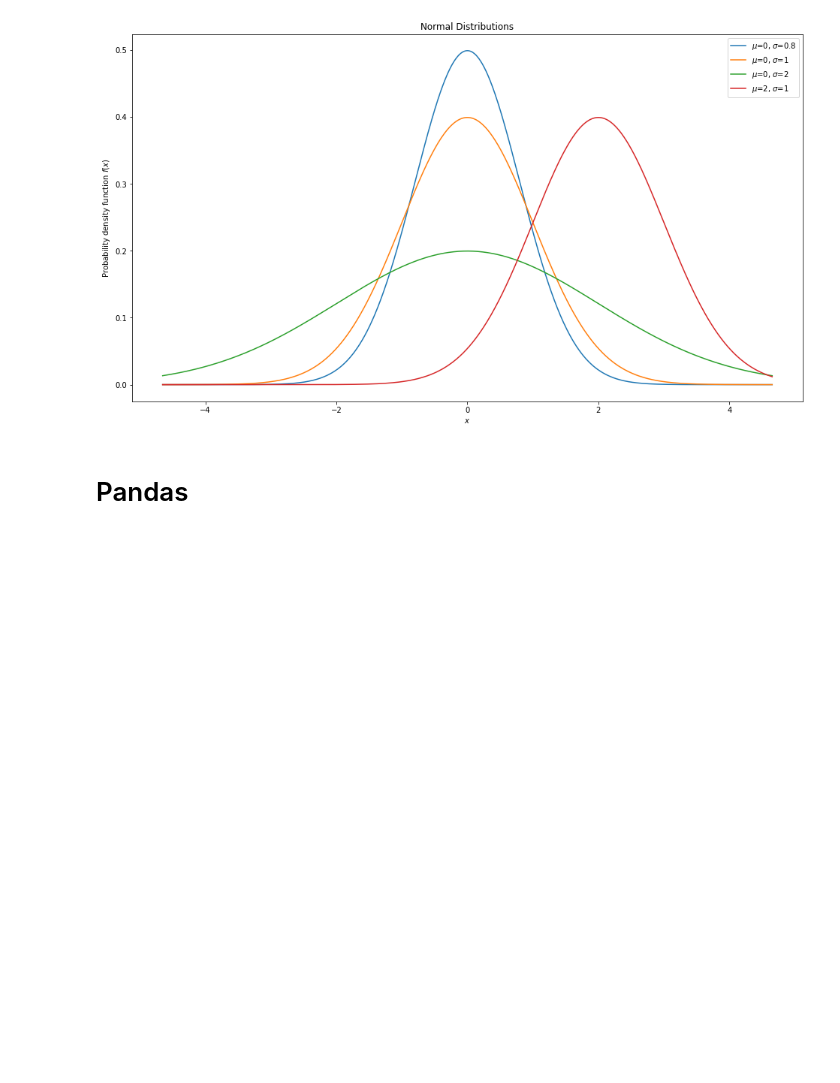
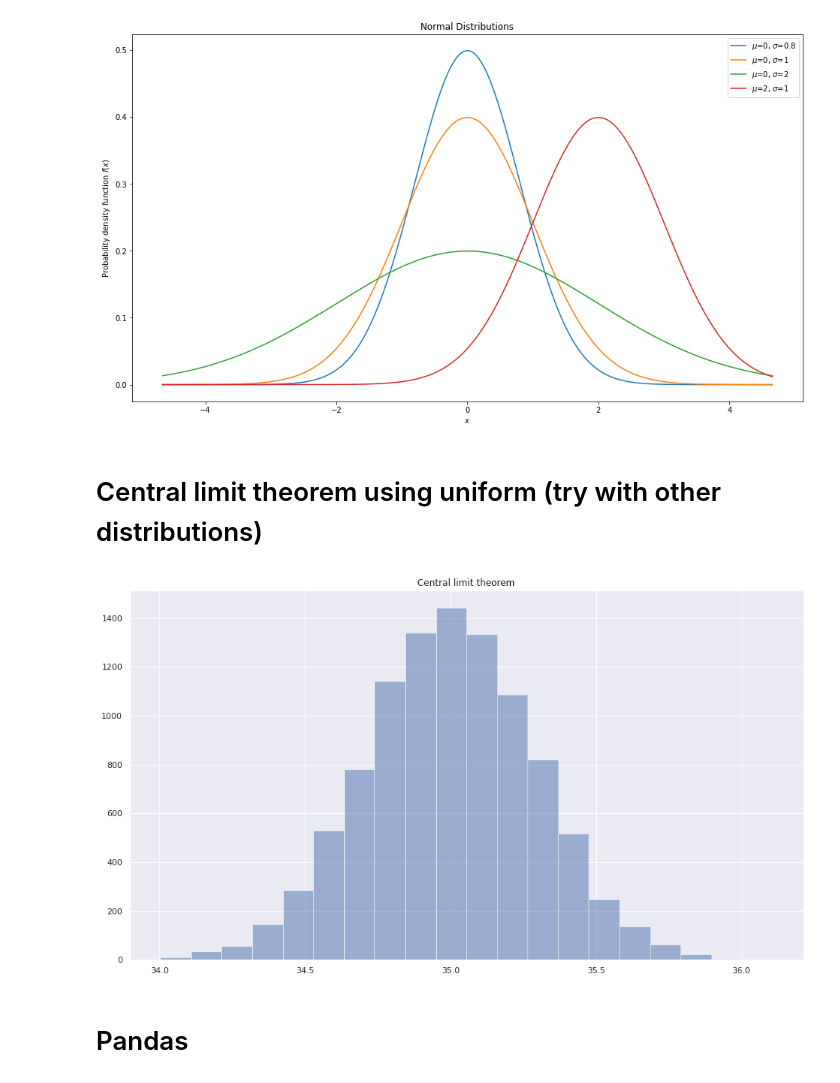
Before and after one commit to zaedulislam/CU_INSE_6220-Advanced_Statistical_Approaches_to_Quality, a Jupyter notebook: Tutorial 1.ipynb, the cells around one changed output. Cells and saved outputs as stored; diff of their text form; code cells hidden in the pictures; blank space fills up the shorter version.

```diff
--- a/Tutorial 1.ipynb
+++ b/Tutorial 1.ipynb
@@ -260,6 +259,20 @@ plt.legend()
 plt.show()
 # %% [output]
 [figure]
+# %% [markdown]
+# Central limit theorem using uniform (try with other distributions)
+# %%
+N = 10000
+sim = np.zeros(N)
+for i in range(N):
+    sim[i] = np.mean(np.random.uniform(30, 40, 100))
+
+plt.figure(figsize=(16, 9))
+plt.hist(sim, bins=20, alpha=0.5)
+plt.title('Central limit theorem')
+plt.show()
+# %% [output]
+[figure, added]
 # %% [markdown]
 # Pandas
 # %% [markdown]
```
Also changed, not shown: parts of 11 cells of this notebook.
